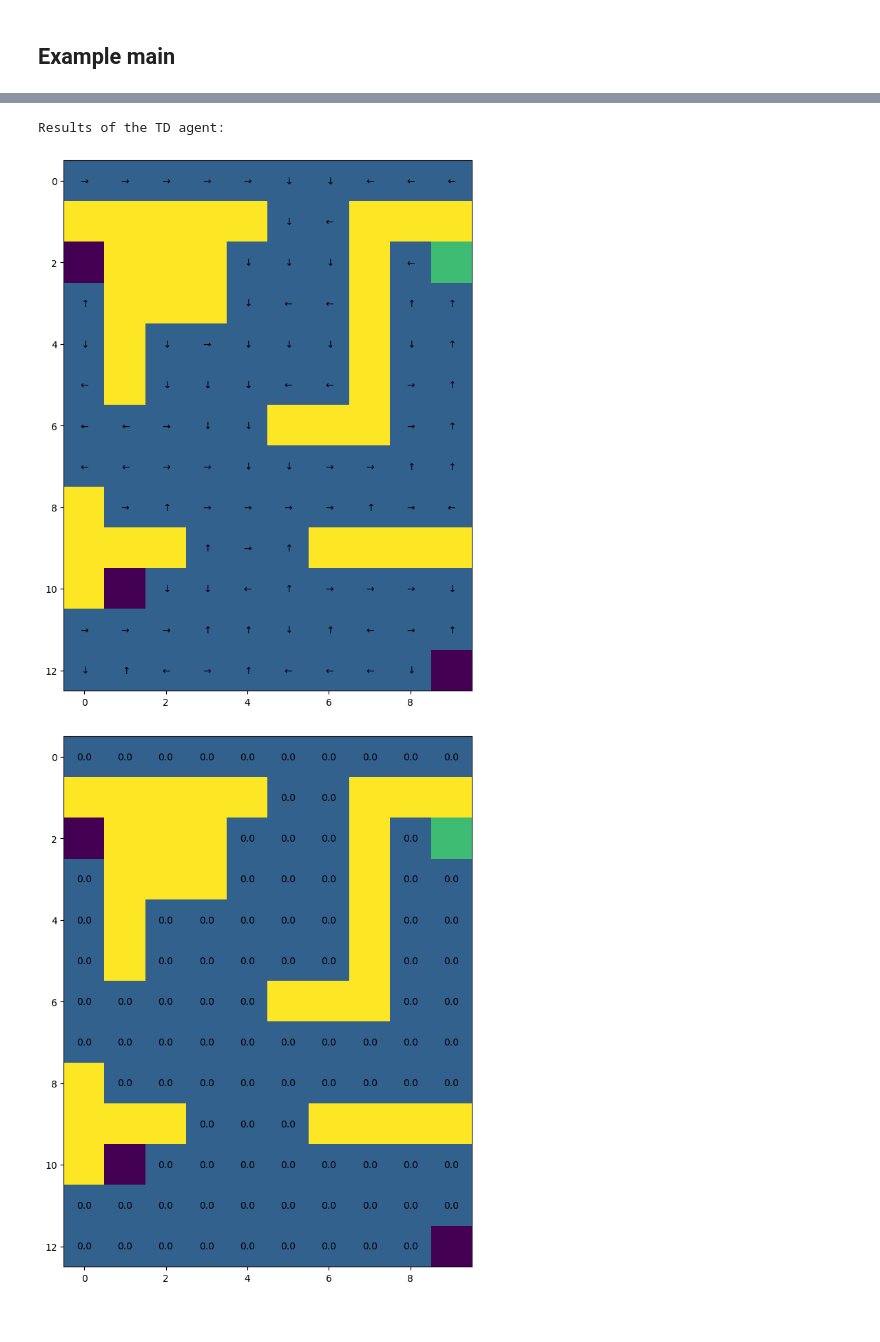
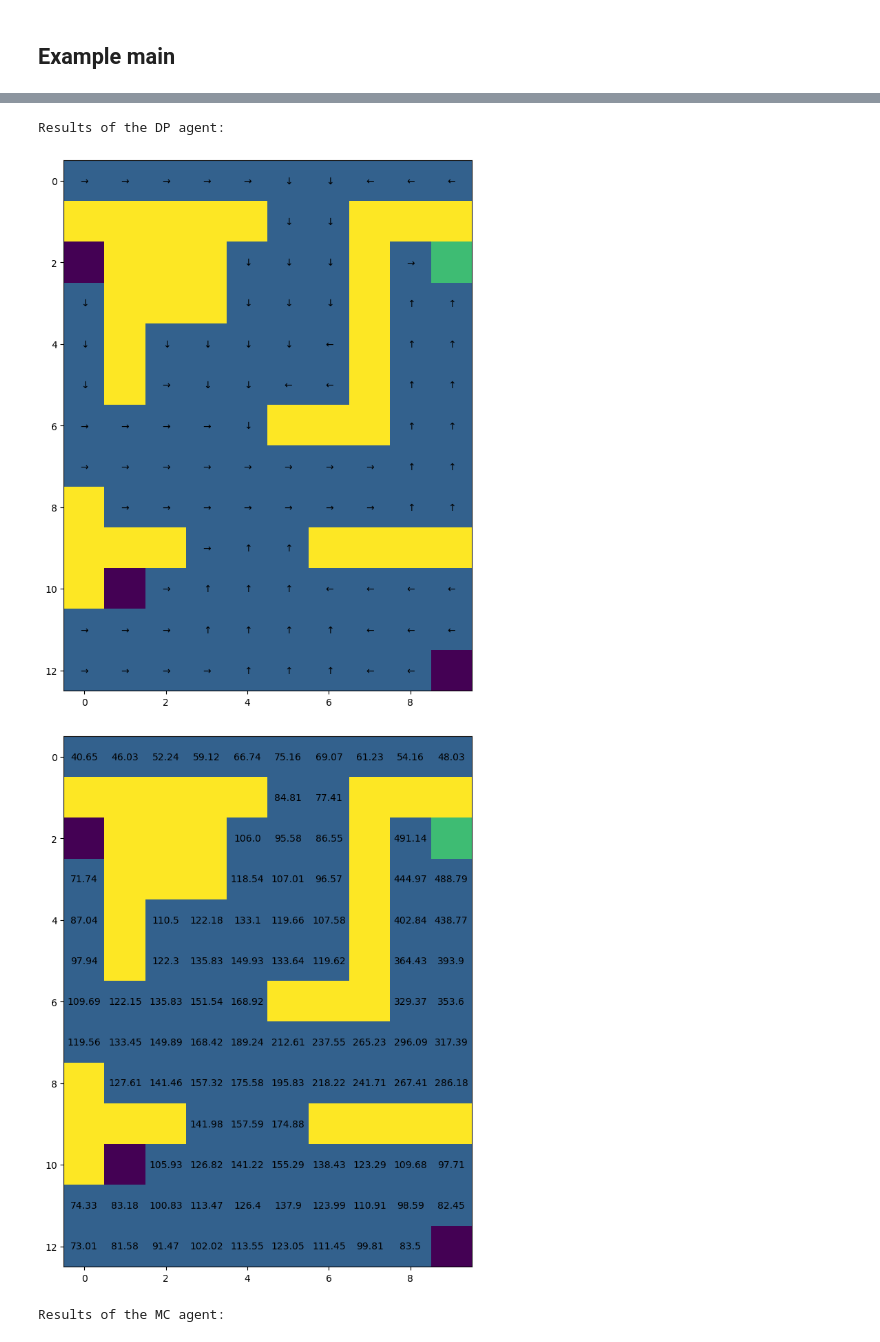
Before and after one commit to GuoYipeng279/reinforcemant, a Jupyter notebook: coursework_1.ipynb, the cells around one changed output, grey strips where cells are left out. Drawn from its saved outputs; the diff is of its cells as text; code cells hidden in the pictures.

```diff
--- a/coursework_1.ipynb
+++ b/coursework_1.ipynb
@@ -471,6 +471,7 @@ class MC_agent(object):
     V = np.zeros(env.get_state_size())
     R = [[[] for i in range(env.get_action_size())] for _ in range(env.get_state_size())]
     policy = np.ones((env.get_state_size(), env.get_action_size()))*0.25
+    count = [0]*env.get_state_size()
     values = [V]
     total_rewards = []
     threshold = 1e-4
@@ -499,21 +500,25 @@ class MC_agent(object):
         first.append(toadd not in past)
         past.add(toadd)
         t, state, reward, done = env.step(sta[-1][1])
+
         rew.append(reward)
       G = 0
+      total_rewards.append(rew)
       for tt in range(len(sta)):
         t = len(sta)-tt-1
         s,a = sta[t]
         G = env.get_gamma()*G+rew[t]
         if first[t]:
           R[s][a].append(G)
+          lis = [(sum(ra),len(ra)) for ra in R[s]]
+          V[s] = sum(ele[0] for ele in lis)/sum(ele[1] for ele in lis)
+          values.append(V[:])
           Q[s,a] = sum(R[s][a])/len(R[s][a])
           actions = np.ones(env.get_action_size())*epsilon/env.get_action_size()
           actions[np.argmax(Q[s])] = 1.-epsilon+epsilon/env.get_action_size()
           delta = max(delta,np.max(policy[s]-actions))
           policy[s] = actions
 
-    print(epoch)
     return policy, values, total_rewards
 # %% [markdown]
 ## TD agent
@@ -559,6 +564,9 @@ class TD_agent(object):
       while not done:
         t, state1, reward, done = env.step(action)
         action1 = np.argmax(Q[state1])
+        d = reward+env.get_gamma()*V[state1]-V[state]
+        V[state] = V[state]+alpha*d
+        values.append(V[:])
         Q[state,action] = Q[state,action] + alpha*(reward+env.get_gamma()*Q[state1,action1]-Q[state,action])
         state, action = state1, action1
 
@@ -572,43 +580,44 @@ class TD_agent(object):
 # %%
 # Example main (can be edited)
 
 ### Question 0: Defining the environment
 
 print("Creating the Maze:\n")
 maze = Maze()
 
 
-# ### Question 1: Dynamic programming
+### Question 1: Dynamic programming
 
-# dp_agent = DP_agent()
-# dp_policy, dp_value = dp_agent.solve(maze)
+dp_agent = DP_agent()
+dp_policy, dp_value = dp_agent.solve(maze)
 
-# print("Results of the DP agent:\n")
-# maze.get_graphics().draw_policy(dp_policy)
-# maze.get_graphics().draw_value(dp_value)
+print("Results of the DP agent:\n")
+maze.get_graphics().draw_policy(dp_policy)
+maze.get_graphics().draw_value(dp_value)
 
 
-# ### Question 2: Monte-Carlo learning
+### Question 2: Monte-Carlo learning
 
-# mc_agent = MC_agent()
-# mc_policy, mc_values, total_rewards = mc_agent.solve(maze)
+mc_agent = MC_agent()
+mc_policy, mc_values, total_rewards = mc_agent.solve(maze)
 
-# print("Results of the MC agent:\n")
-# maze.get_graphics().draw_policy(mc_policy)
-# maze.get_graphics().draw_value(mc_values[-1])
+print("Results of the MC agent:\n")
+maze.get_graphics().draw_policy(mc_policy)
+maze.get_graphics().draw_value(mc_values[-1])
 
 
 ### Question 3: Temporal-Difference learning
 
 td_agent = TD_agent()
 td_policy, td_values, total_rewards = td_agent.solve(maze)
 
 print("Results of the TD agent:\n")
 maze.get_graphics().draw_policy(td_policy)
 maze.get_graphics().draw_value(td_values[-1])
 # %% [output]
 Creating the Maze:
 [figure]
-Results of the TD agent:
+Results of the DP agent:
-[figure, old version]
+[figure, new version]
-[figure, old version]
+[figure, new version]
+Results of the MC agent:
```
Also changed, not shown: parts of 1 cell of this notebook.
